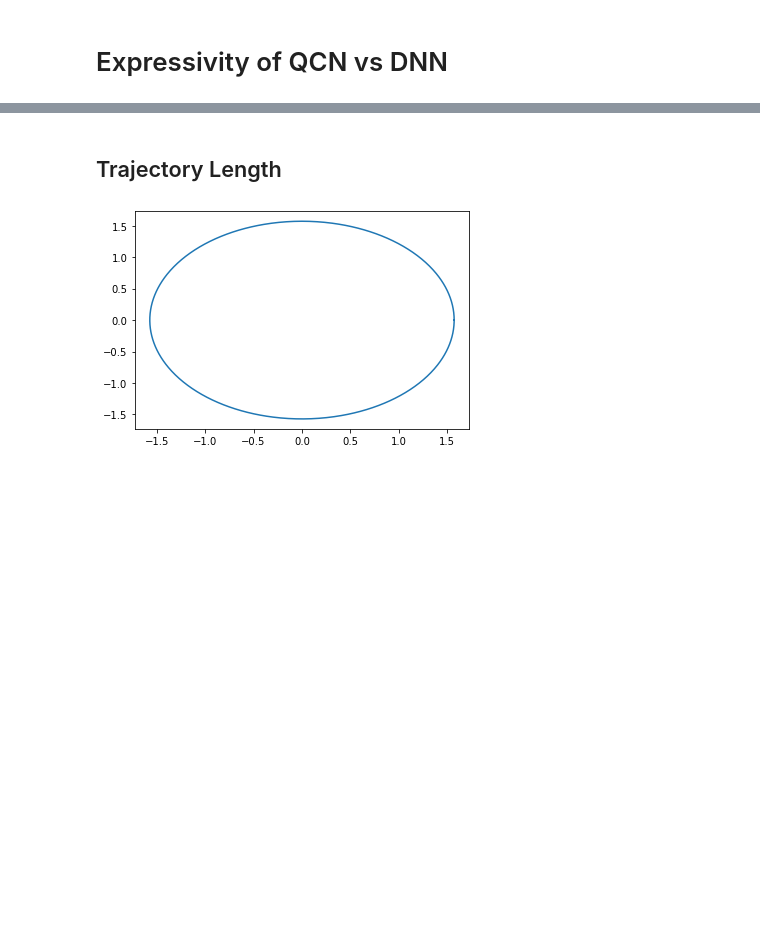
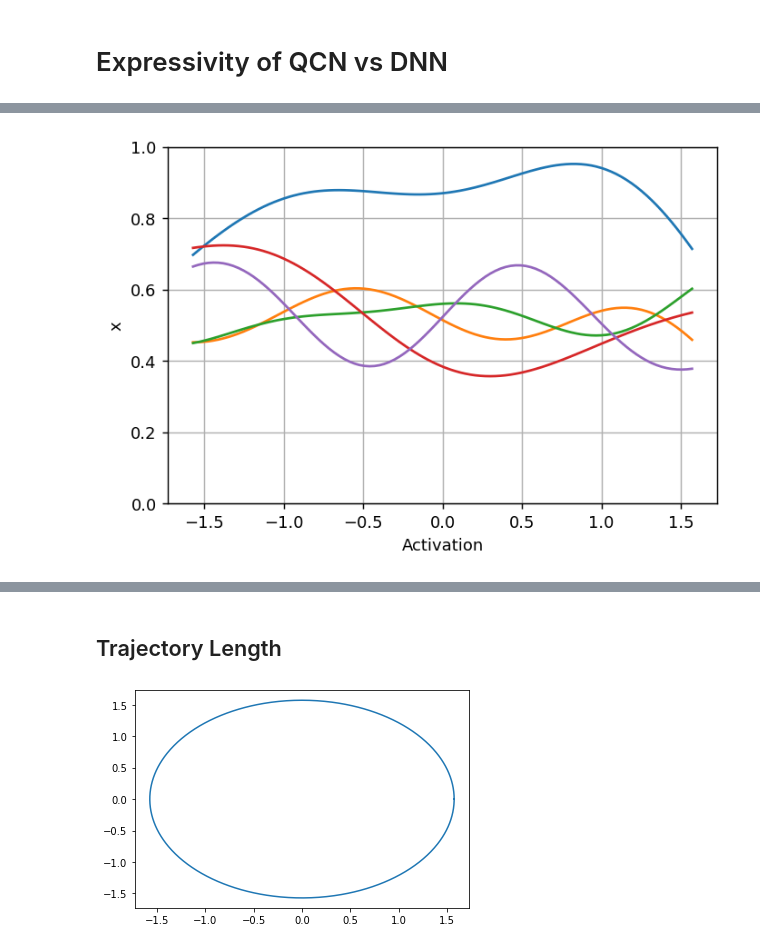
Before and after one commit to KristianWold/Master-Thesis, a Jupyter notebook: notebooks/experiments/Expressivity and Stability.ipynb, the cells around one changed output, grey strips where cells are left out. Saved outputs shown, nothing was run; the diff lists cells and outputs as text; code cells hidden in the pictures; blank space fills up the shorter version.

```diff
--- a/notebooks/experiments/Expressivity and Stability.ipynb
+++ b/notebooks/experiments/Expressivity and Stability.ipynb
@@ -49,0 +91,2 @@ def average_loss(network_list):
+# %%
+y_pred_qnn_4 = [qnn.predict(x_qnn_stacked) for qnn in qnn_4_list]
@@ -49,0 +114,15 @@ def average_loss(network_list):
+# %%
+fig=plt.figure(figsize=(6,4), dpi = 130, facecolor='w', edgecolor='k')
+plt.plot(x_qnn, y_pred_qnn_4[0])
+plt.plot(x_qnn, y_pred_qnn_4[1])
+plt.plot(x_qnn, y_pred_qnn_4[2])
+plt.plot(x_qnn, y_pred_qnn_4[3])
+plt.plot(x_qnn, y_pred_qnn_4[4])
+plt.xlabel("Activation")
+plt.ylabel("x")
+plt.grid()
+plt.ylim([0,1])
+fig.savefig(image_path("activation_qnn_4.pdf"), bbox_inches='tight')
+plt.show()
+# %% [output]
+[figure, added]
```
Also changed, not shown: parts of 12 cells of this notebook, 8 other files.
